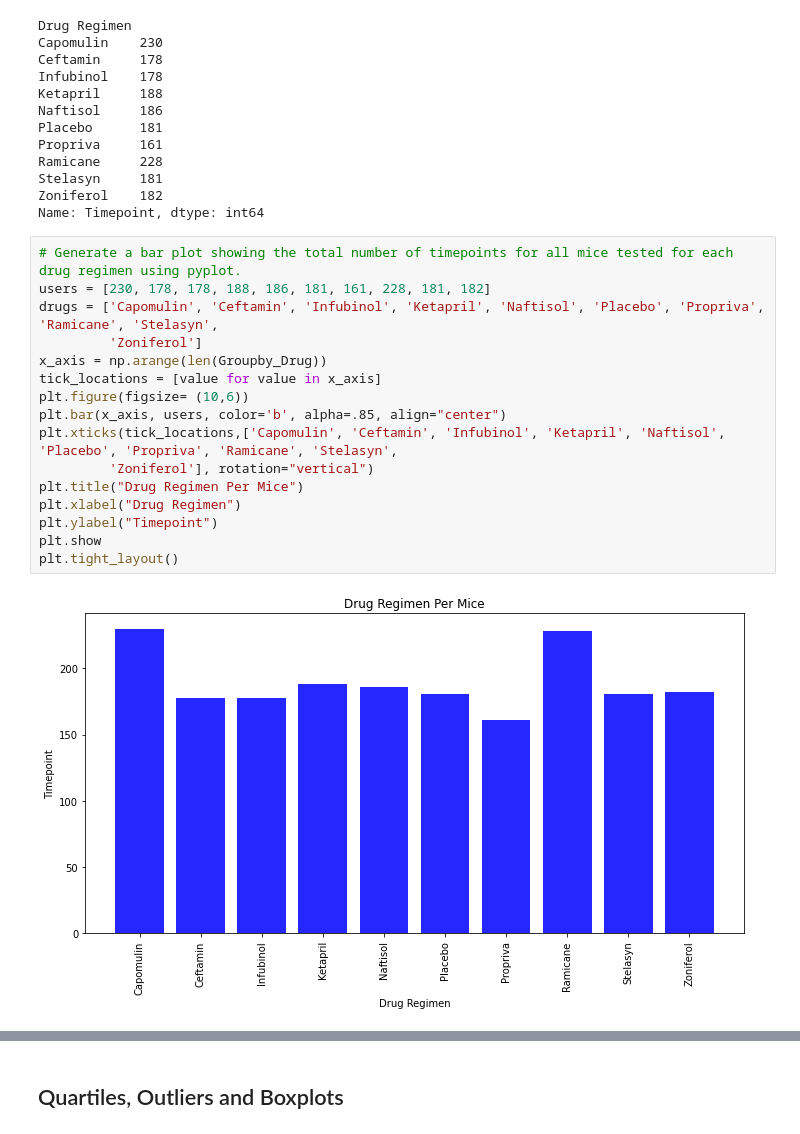
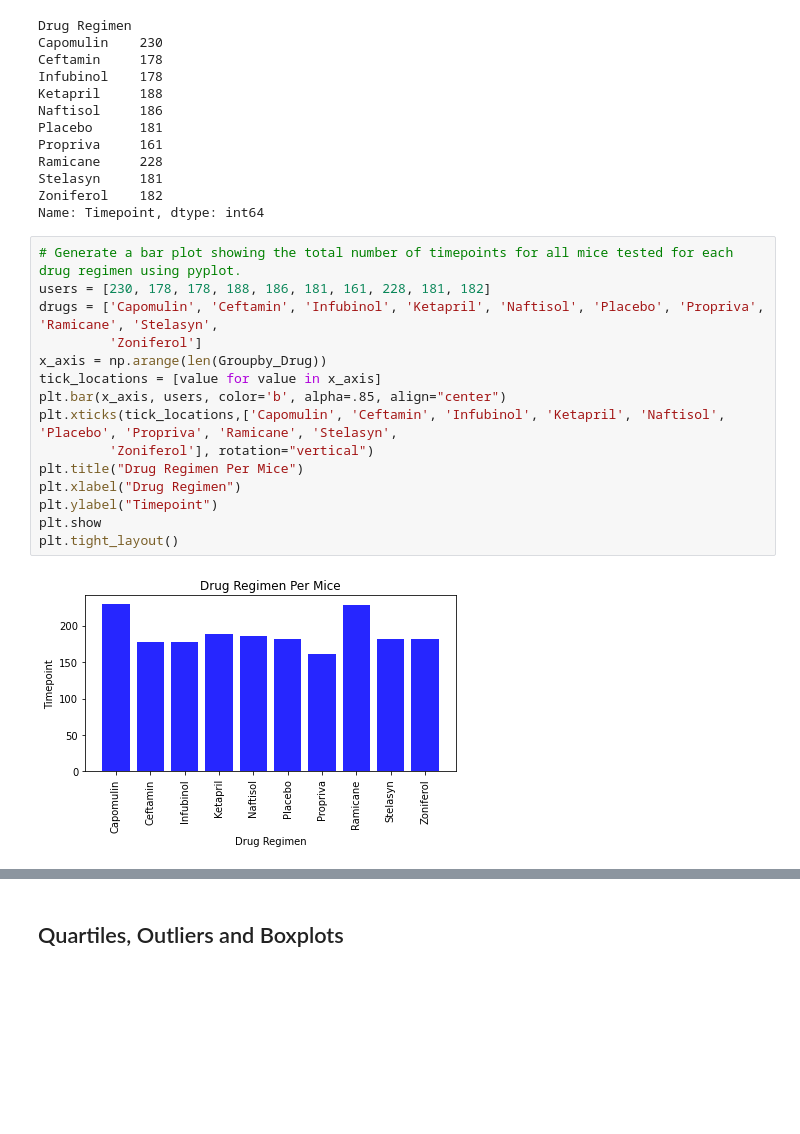
Before and after one commit to aespinosa49/Matplotlib_Challenge-, a Jupyter notebook: Pymaceuticals/pymaceuticals_starter.ipynb, the cells around one changed output, grey strips where cells are left out. Cells and saved outputs as stored; diff of their text form; blank space fills up the shorter version.

```diff
--- a/Pymaceuticals/pymaceuticals_starter.ipynb
+++ b/Pymaceuticals/pymaceuticals_starter.ipynb
@@ -161,20 +176,19 @@ Name: Timepoint, dtype: int64
 # %%
 # Generate a bar plot showing the total number of timepoints for all mice tested for each drug regimen using pyplot.
 users = [230, 178, 178, 188, 186, 181, 161, 228, 181, 182]
 drugs = ['Capomulin', 'Ceftamin', 'Infubinol', 'Ketapril', 'Naftisol', 'Placebo', 'Propriva', 'Ramicane', 'Stelasyn',
          'Zoniferol']
 x_axis = np.arange(len(Groupby_Drug))
 tick_locations = [value for value in x_axis]
-plt.figure(figsize= (10,6))
 plt.bar(x_axis, users, color='b', alpha=.85, align="center")
 plt.xticks(tick_locations,['Capomulin', 'Ceftamin', 'Infubinol', 'Ketapril', 'Naftisol', 'Placebo', 'Propriva', 'Ramicane', 'Stelasyn',
          'Zoniferol'], rotation="vertical")
 plt.title("Drug Regimen Per Mice")
 plt.xlabel("Drug Regimen")
 plt.ylabel("Timepoint")
 plt.show
 plt.tight_layout()
 # %% [output]
-[figure, old version]
+[figure, new version]
 # %%
 # Generate a pie plot showing the distribution of female versus male mice using Pandas
```
Also changed, not shown: parts of 9 cells of this notebook.
